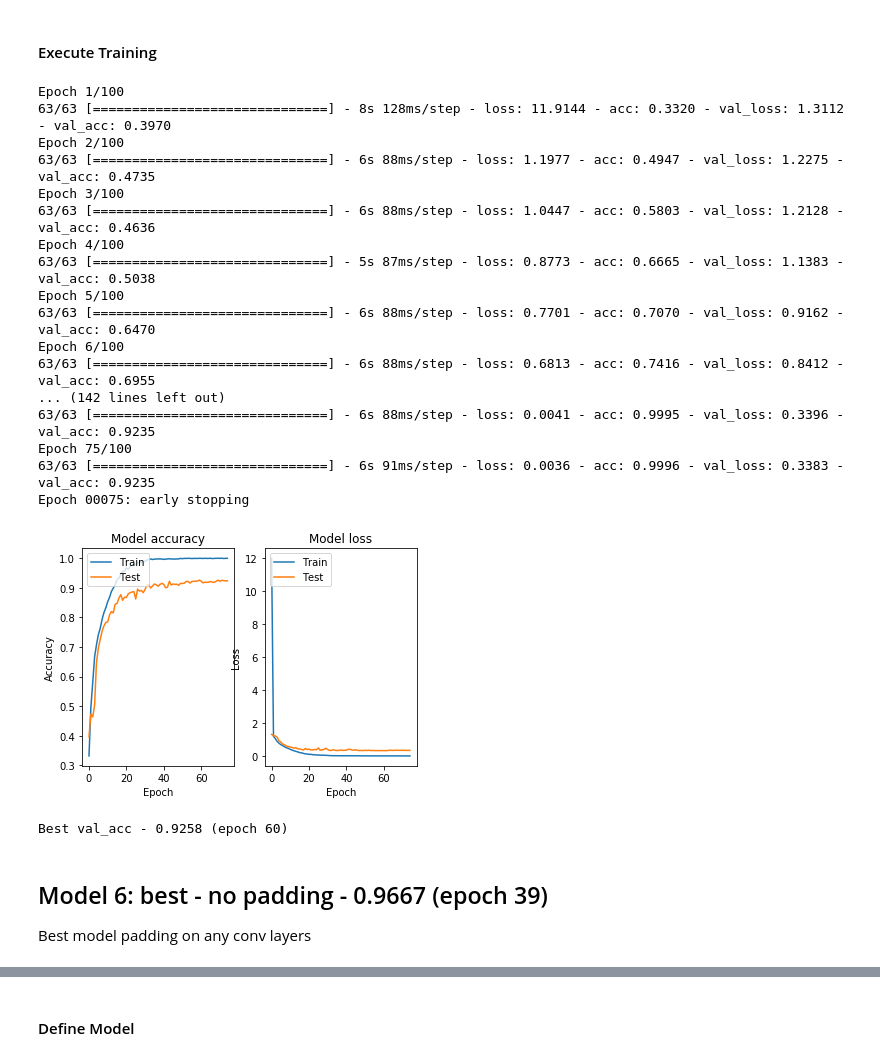
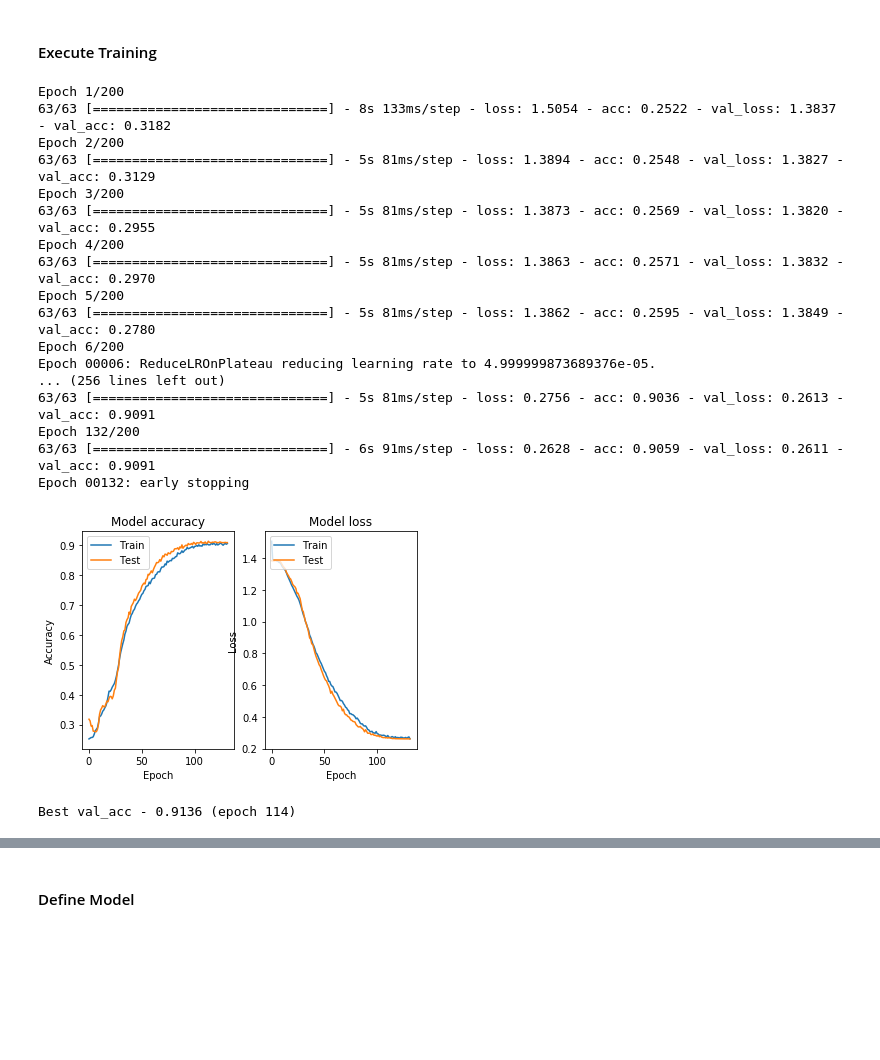
Before and after one commit to realleyriley/Honors-Thesis, a Jupyter notebook: notebooks/7 Shrinkit.ipynb, the cells around one changed output, grey strips where cells are left out. Saved outputs shown, nothing was run; the diff lists cells and outputs as text; code cells hidden in the pictures; blank space fills up the shorter version.

```diff
--- a/notebooks/7 Shrinkit.ipynb
+++ b/notebooks/7 Shrinkit.ipynb
@@ -636,32 +667,39 @@ def train(model, epochs=100, initial_epoch=0, batch_size=128, lr=0.01, opt='adad
 # %% [markdown]
 #### Define Model
 # %%
-model_4 = Sequential([
-    Conv2D(16, (3, 3), strides=(1, 1), input_shape=(128, 128, 3), data_format="channels_last", padding='same'),   # RGB
+model_5 = Sequential([
+    Conv2D(16, (3, 3), strides=(1, 1), input_shape=(128, 128, 3), data_format="channels_last", padding='valid'),   # RGB
     BatchNormalization(),
     Activation('relu'),
-    Conv2D(24, (3, 3), strides=(1, 1), padding='same'),
+    Conv2D(20, (3, 3), strides=(1, 1), padding='valid'),
     BatchNormalization(),
     Activation('relu'),
     MaxPooling2D(pool_size=(2, 2)),
     Dropout(0.3),
 
-    Conv2D(32, (3, 3), strides=(1, 1), input_shape=(128, 128, 3), data_format="channels_last", padding='same'),   # RGB
+    Conv2D(20, (3, 3), strides=(1, 1), input_shape=(128, 128, 3), data_format="channels_last", padding='valid'),   # RGB
     BatchNormalization(),
     Activation('relu'),
-    Conv2D(16, (3, 3), strides=(1, 1), padding='same'),
+    Conv2D(32, (3, 3), strides=(1, 1), padding='valid'),
+    BatchNormalization(),
+    Activation('relu'),
+    MaxPooling2D(pool_size=(2, 2)),
+    Dropout(0.3),
+
+    Conv2D(20, (3, 3), strides=(1, 1), input_shape=(128, 128, 3), data_format="channels_last", padding='valid'),   # RGB
+    BatchNormalization(),
+    Activation('relu'),
+    Conv2D(16, (3, 3), strides=(1, 1), padding='valid'),
     BatchNormalization(),
     Activation('relu'),
     MaxPooling2D(pool_size=(2, 2)),
     Dropout(0.3),
 
     Flatten(),
-    Dense(1024),
+    Dense(16),
     Activation('relu'),
-#     Dense(128),
-#     Activation('relu'),
     Dense(num_classes),
     Activation('softmax')
 ])
-model_4.summary()
+model_5.summary()
 # %% [output]
@@ -684,29 +722,26 @@ Non-trainable params: 176
 _________________________________________________________________
 # %% [markdown]
 #### Execute Training
-# %%
-opt = optimizers.Adam(lr=0.001, beta_1=0.9, beta_2=0.999, epsilon=None, decay=0.0, amsgrad=False)
-history, model_4 = train(model_4, opt=opt)
-# %% [output]
-Epoch 1/100
-63/63 [==============================] - 8s 128ms/step - loss: 11.9144 - acc: 0.3320 - val_loss: 1.3112 - val_acc: 0.3970
-Epoch 2/100
-63/63 [==============================] - 6s 88ms/step - loss: 1.1977 - acc: 0.4947 - val_loss: 1.2275 - val_acc: 0.4735
-Epoch 3/100
-63/63 [==============================] - 6s 88ms/step - loss: 1.0447 - acc: 0.5803 - val_loss: 1.2128 - val_acc: 0.4636
-Epoch 4/100
-63/63 [==============================] - 5s 87ms/step - loss: 0.8773 - acc: 0.6665 - val_loss: 1.1383 - val_acc: 0.5038
-Epoch 5/100
-63/63 [==============================] - 6s 88ms/step - loss: 0.7701 - acc: 0.7070 - val_loss: 0.9162 - val_acc: 0.6470
-Epoch 6/100
-63/63 [==============================] - 6s 88ms/step - loss: 0.6813 - acc: 0.7416 - val_loss: 0.8412 - val_acc: 0.6955
-... (142 lines left out)
-63/63 [==============================] - 6s 88ms/step - loss: 0.0041 - acc: 0.9995 - val_loss: 0.3396 - val_acc: 0.9235
-Epoch 75/100
-63/63 [==============================] - 6s 91ms/step - loss: 0.0036 - acc: 0.9996 - val_loss: 0.3383 - val_acc: 0.9235
-Epoch 00075: early stopping
-[figure, removed]
-Best val_acc - 0.9258 (epoch 60)
-# %% [markdown]
-## Model 6: best - no padding  - 0.9667 (epoch 39)
-Best model padding on any conv layers
+# %%
+# lower the learning rate by a factor of 10
+history, model_5 = train(model_5, lr=0.0001, epochs=200)
+# %% [output]
+Epoch 1/200
+63/63 [==============================] - 8s 133ms/step - loss: 1.5054 - acc: 0.2522 - val_loss: 1.3837 - val_acc: 0.3182
+Epoch 2/200
+63/63 [==============================] - 5s 81ms/step - loss: 1.3894 - acc: 0.2548 - val_loss: 1.3827 - val_acc: 0.3129
+Epoch 3/200
+63/63 [==============================] - 5s 81ms/step - loss: 1.3873 - acc: 0.2569 - val_loss: 1.3820 - val_acc: 0.2955
+Epoch 4/200
+63/63 [==============================] - 5s 81ms/step - loss: 1.3863 - acc: 0.2571 - val_loss: 1.3832 - val_acc: 0.2970
+Epoch 5/200
+63/63 [==============================] - 5s 81ms/step - loss: 1.3862 - acc: 0.2595 - val_loss: 1.3849 - val_acc: 0.2780
+Epoch 6/200
+Epoch 00006: ReduceLROnPlateau reducing learning rate to 4.999999873689376e-05.
+... (256 lines left out)
+63/63 [==============================] - 5s 81ms/step - loss: 0.2756 - acc: 0.9036 - val_loss: 0.2613 - val_acc: 0.9091
+Epoch 132/200
+63/63 [==============================] - 6s 91ms/step - loss: 0.2628 - acc: 0.9059 - val_loss: 0.2611 - val_acc: 0.9091
+Epoch 00132: early stopping
+[figure, added]
+Best val_acc - 0.9136 (epoch 114)
```
Also changed, not shown: parts of 39 cells of this notebook, 3 other files.
